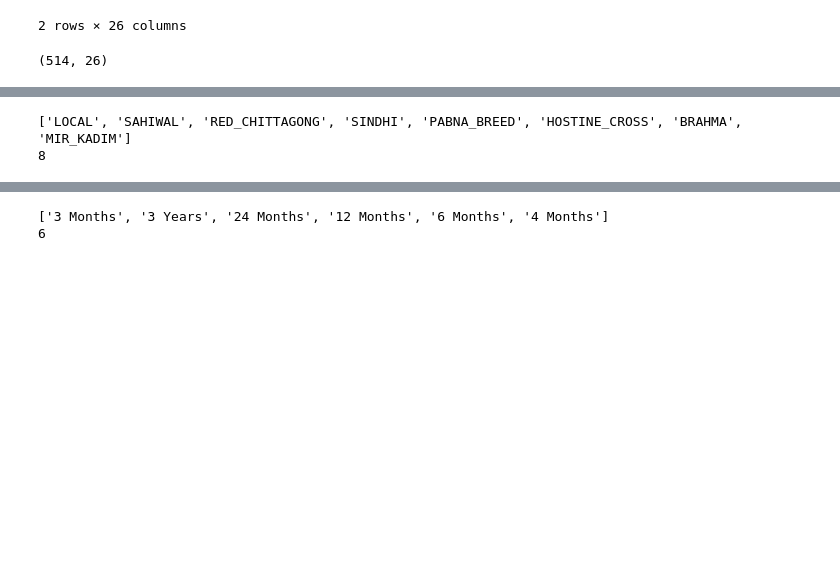
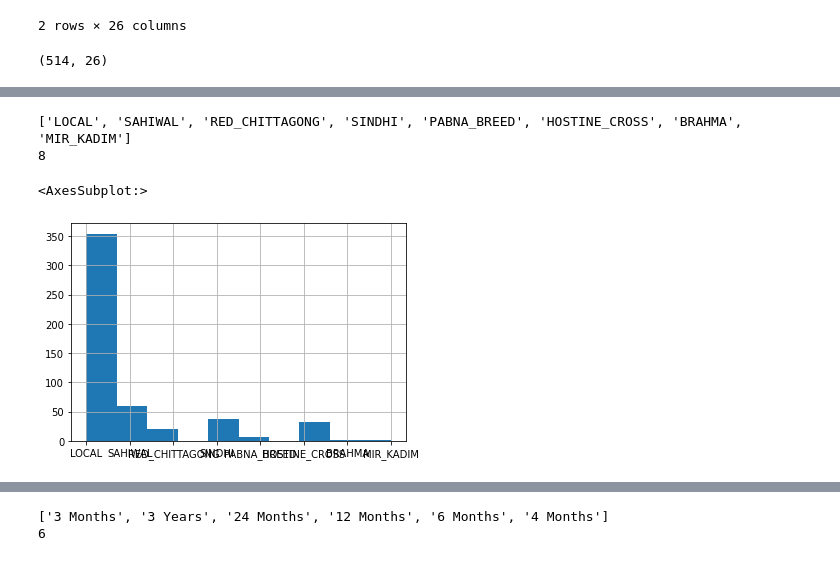
Before and after one commit to bhuiyanmobasshir94/Cow-weight-and-Breed-Prediction, a Jupyter notebook: preprocessing_0.ipynb, the cells around one changed output, grey strips where cells are left out. Saved outputs shown, nothing was run; the diff lists cells and outputs as text; code cells hidden in the pictures; blank space fills up the shorter version.

```diff
--- a/preprocessing_0.ipynb
+++ b/preprocessing_0.ipynb
@@ -45,10 +52,13 @@ print(len(unique_teeth))
 # %%
 unique_breed = list(df.breed.unique()) # Output
 print(unique_breed)
 print(len(unique_breed))
+df.breed.hist()
 # %% [output]
 ['LOCAL', 'SAHIWAL', 'RED_CHITTAGONG', 'SINDHI', 'PABNA_BREED', 'HOSTINE_CROSS', 'BRAHMA', 'MIR_KADIM']
 8
+<AxesSubplot:>
+[figure, added]
 # %%
 unique_age_in_month = list(df.age_in_month.unique()) # Output
 print(unique_age_in_month)
```
Also changed, not shown: parts of 7 cells of this notebook.
